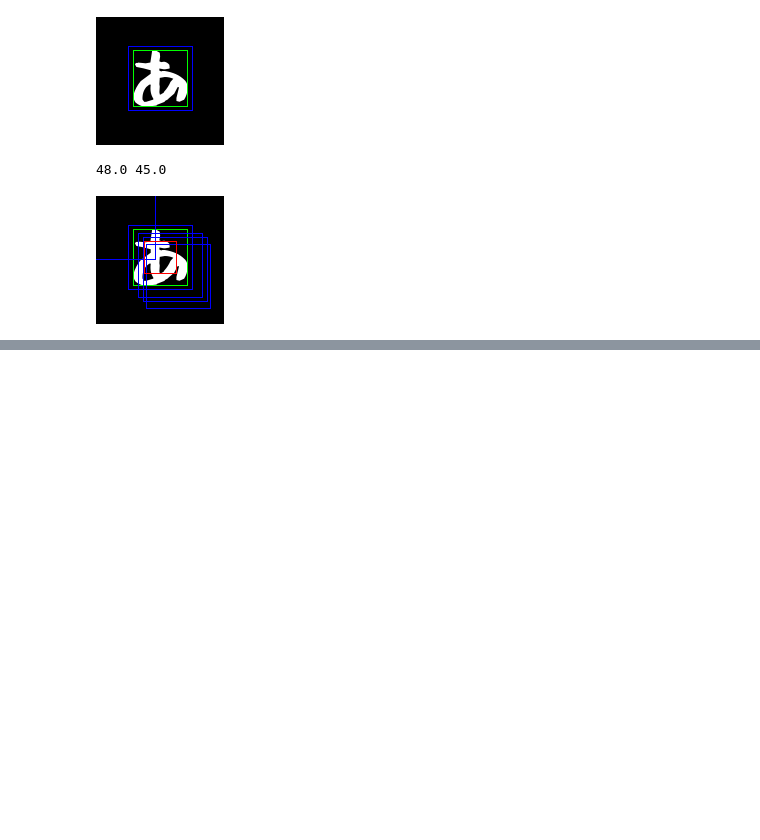
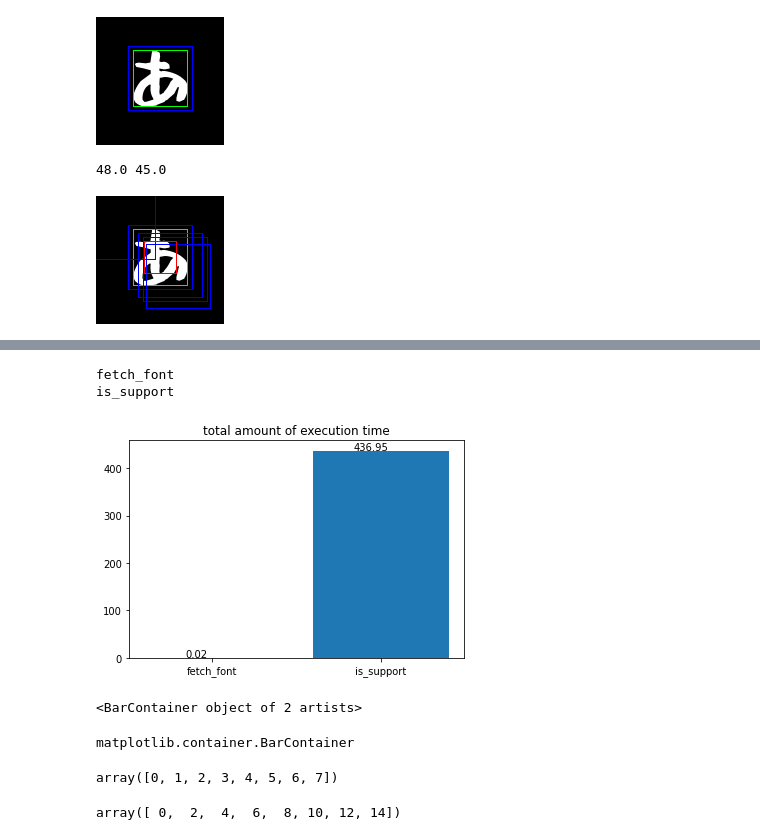
Before and after one commit to ichisadashioko/hiragana-recognition, a Jupyter notebook: note.ipynb, the cells around one changed output, grey strips where cells are left out. Cells and saved outputs as stored; diff of their text form; code cells hidden in the pictures; blank space fills up the shorter version.

```diff
--- a/note.ipynb
+++ b/note.ipynb
@@ -187,0 +261,3 @@ pil_image
+# %%
+np_data = data.to_numpy()
+np_data
@@ -187,0 +276,6 @@ pil_image
+# %%
+for row in np_data:
+    print(row)
+    method_name, execution_time = row[:2]
+    print(method_name, execution_time)
+    break
@@ -187,0 +357,44 @@ pil_image
+# %%
+for key in func_data:
+    print(key)
+# %% [output]
+fetch_font
+is_support
+# %%
+plt.title('total amount of execution time')
+names = []
+values = []
+for func_name in func_data:
+    names.append(func_name)
+    values.append(func_data[func_name]['total_exec_time'])
+
+bars = plt.bar(names, values)
+# show values on top of bars
+# https://stackoverflow.com/questions/53066633/python-how-to-show-values-on-top-of-bar-plot
+text_height_delta = max(values) * .005
+for idx, bar in enumerate(bars):
+    y = bar.get_height()
+    plt.text(
+        x=bar.get_x() + bar.get_width()*0.3,
+        y=bar.get_height() + text_height_delta,
+        s=f'{values[idx]:.2f}',
+    )
+# %% [output]
+[figure, added]
+# %%
+bars
+# %% [output]
+<BarContainer object of 2 artists>
+# %%
+type(bars)
+# %% [output]
+matplotlib.container.BarContainer
+# %%
+x = np.arange(8)
+x
+# %% [output]
+array([0, 1, 2, 3, 4, 5, 6, 7])
+# %%
+x * 2
+# %% [output]
+array([ 0,  2,  4,  6,  8, 10, 12, 14])
```
Also changed, not shown: parts of 17 cells of this notebook, 5 other files.
